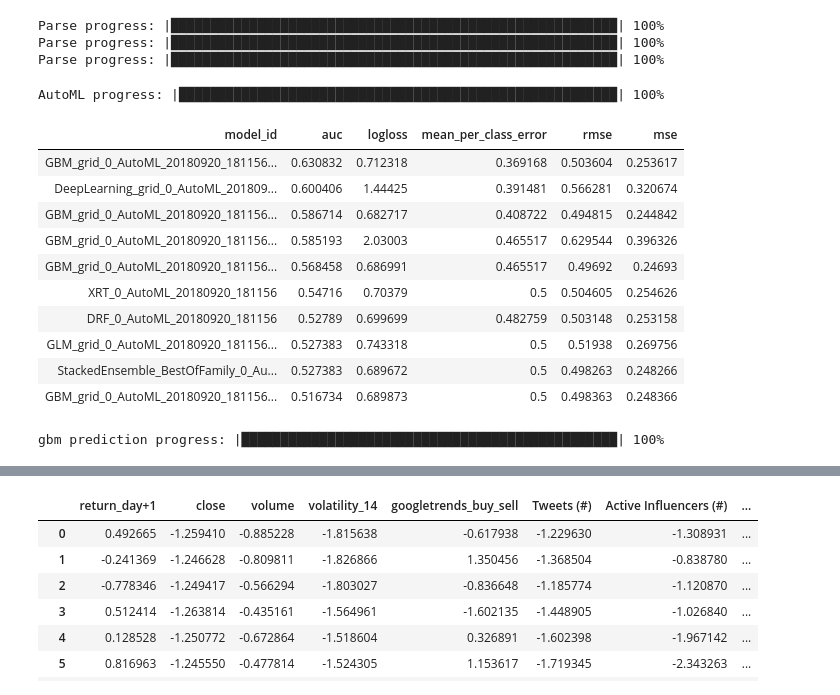
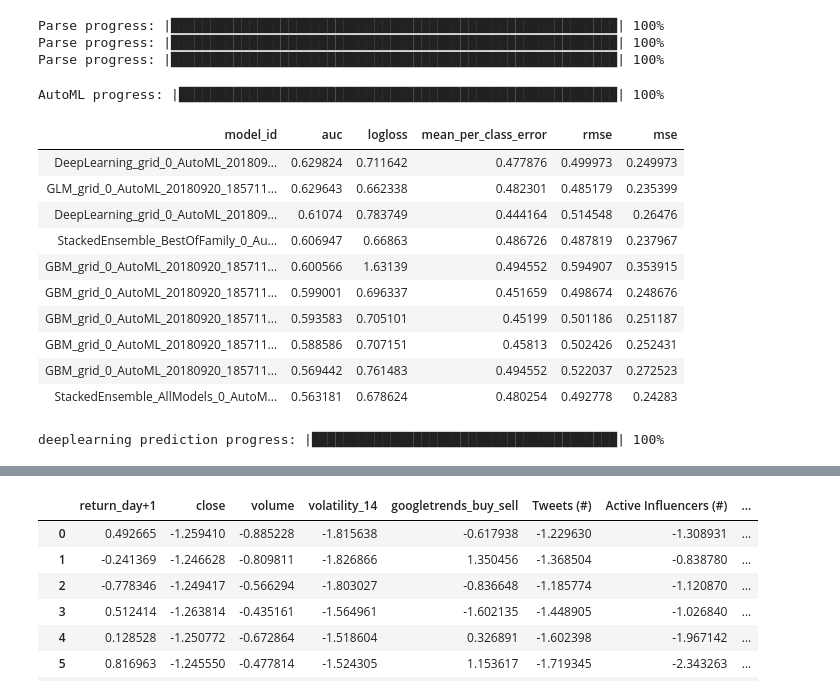
Before and after one commit to ViktorMalesevic/Bitcoin-NLP-Strategy, a Jupyter notebook: 10_lagged_data_h2o_model.ipynb, the cells around one changed output, grey strips where cells are left out. Cells and saved outputs as stored; diff of their text form; code cells hidden in the pictures.

Commit message:
model h2o working

```diff
--- a/10_lagged_data_h2o_model.ipynb
+++ b/10_lagged_data_h2o_model.ipynb
@@ -22,8 +22,3 @@ data_scaled["invest"] = invest
 data_scaled["date"] = date
 data = data_scaled
 #data
-# %%
-data = pd.read_csv("Data/20180920_mastertable.csv")
-for lines in range(4):
-        data["lag_return_day"+str(lines+1)]=data["return_day+1"].shift(lines+1)
-data
@@ -50,13 +24,0 @@ data
-# %%
-for lines in range(12):
-        data["lag_return_day"+str(lines+1)]=data["return_day+1"].shift(lines+1)
-        data["lag_close_day"+str(lines+1)]=data["close"].shift(lines+1)
-        data["lag_volume_day"+str(lines+1)]=data["volume"].shift(lines+1)
-        data["lag_googletrends_buy_sell_day"+str(lines+1)]=data["googletrends_buy_sell"].shift(lines+1)
-        data["lag_Tweets (#)"+str(lines+1)]=data["Tweets (#)"].shift(lines+1)
-        data["lag_Active Influencers (#)"+str(lines+1)]=data["Active Influencers (#)"].shift(lines+1)
-        data["lag_Twitter Average SA"+str(lines+1)]=data["Twitter Average SA"].shift(lines+1)
-        data["lag_Forum SA Merit (weighted)"+str(lines+1)]=data["Forum SA Merit (weighted)"].shift(lines+1)
-        data["lag_Reddit Comments (#)"+str(lines+1)]=data["Reddit Comments (#)"].shift(lines+1)
-        data["lag_Reddit Average SA"+str(lines+1)]=data["Reddit Average SA"].shift(lines+1)
-        data["lag_volatility_14"+str(lines+1)]=data["volatility_14"].shift(lines+1)
@@ -63,8 +43,7 @@ for lines in range(12):
 # %%
+data = data.drop(["return_day+1"], axis=1)
+#data = data.drop(["lag_return_day1"], axis=1)
 #data
-data = data.drop(["return_day+1"], axis=1)
-data = data.drop(["lag_return_day1"], axis=1)
-#data
 # %%
 h2o.init()
 # %% [output]
@@ -86,9 +65,9 @@ Checking whether there is an H2O instance running at http://localhost:54321. con
 | H2O API Extensions: | XGBoost, Algos, AutoML, Core V3, ... |
 | Python version: | 3.6.6 final |
 # %%
-train = data[0:288].dropna()
-validation = data[289:300]
-test = data[301:]
+train = data[0:260].dropna()
+validation = data[262:300]
+test = data[302:]
 #train["invest"] = asfactor(train["invest"])
 #test["invest"] = asfactor(test["invest"])
 train = h2o.H2OFrame(train)
@@ -104,29 +83,31 @@ y = "invest"
 x.remove(y)
 # %%
 # Run AutoML for 30 seconds
-aml = H2OAutoML(max_runtime_secs = 30,seed = 12)
+aml = H2OAutoML(max_runtime_secs = 90,seed = 12)
 aml.train(x = x, y = y,
           training_frame = train,
           validation_frame = validation,
-          leaderboard_frame = test
+#          leaderboard_frame = test
          )
 # View the AutoML Leaderboard
 lb = aml.leaderboard
 lb
 # %% [output]
 AutoML progress: |████████████████████████████████████████████████████████| 100%
 | model_id | auc | logloss | mean_per_class_error | rmse | mse |
-| GBM_grid_0_AutoML_20180920_181156... | 0.630832 | 0.712318 | 0.369168 | 0.503604 | 0.253617 |
-| DeepLearning_grid_0_AutoML_201809... | 0.600406 | 1.44425 | 0.391481 | 0.566281 | 0.320674 |
-| GBM_grid_0_AutoML_20180920_181156... | 0.586714 | 0.682717 | 0.408722 | 0.494815 | 0.244842 |
-| GBM_grid_0_AutoML_20180920_181156... | 0.585193 | 2.03003 | 0.465517 | 0.629544 | 0.396326 |
-| GBM_grid_0_AutoML_20180920_181156... | 0.568458 | 0.686991 | 0.465517 | 0.49692 | 0.24693 |
-| XRT_0_AutoML_20180920_181156 | 0.54716 | 0.70379 | 0.5 | 0.504605 | 0.254626 |
-| DRF_0_AutoML_20180920_181156 | 0.52789 | 0.699699 | 0.482759 | 0.503148 | 0.253158 |
-| GLM_grid_0_AutoML_20180920_181156... | 0.527383 | 0.743318 | 0.5 | 0.51938 | 0.269756 |
-| StackedEnsemble_BestOfFamily_0_Au... | 0.527383 | 0.689672 | 0.5 | 0.498263 | 0.248266 |
-| GBM_grid_0_AutoML_20180920_181156... | 0.516734 | 0.689873 | 0.5 | 0.498363 | 0.248366 |
+| DeepLearning_grid_0_AutoML_201809... | 0.629824 | 0.711642 | 0.477876 | 0.499973 | 0.249973 |
+| GLM_grid_0_AutoML_20180920_185711... | 0.629643 | 0.662338 | 0.482301 | 0.485179 | 0.235399 |
+| DeepLearning_grid_0_AutoML_201809... | 0.61074 | 0.783749 | 0.444164 | 0.514548 | 0.26476 |
+| StackedEnsemble_BestOfFamily_0_Au... | 0.606947 | 0.66863 | 0.486726 | 0.487819 | 0.237967 |
+| GBM_grid_0_AutoML_20180920_185711... | 0.600566 | 1.63139 | 0.494552 | 0.594907 | 0.353915 |
+| GBM_grid_0_AutoML_20180920_185711... | 0.599001 | 0.696337 | 0.451659 | 0.498674 | 0.248676 |
+| GBM_grid_0_AutoML_20180920_185711... | 0.593583 | 0.705101 | 0.45199 | 0.501186 | 0.251187 |
+| GBM_grid_0_AutoML_20180920_185711... | 0.588586 | 0.707151 | 0.45813 | 0.502426 | 0.252431 |
+| GBM_grid_0_AutoML_20180920_185711... | 0.569442 | 0.761483 | 0.494552 | 0.522037 | 0.272523 |
+| StackedEnsemble_AllModels_0_AutoM... | 0.563181 | 0.678624 | 0.480254 | 0.492778 | 0.24283 |
 # %%
 preds = aml.leader.predict(test)
+predictions = preds.as_data_frame(use_pandas=True)
+#predictions
 # %% [output]
-gbm prediction progress: |████████████████████████████████████████████████| 100%
+deeplearning prediction progress: |███████████████████████████████████████| 100%
```
Also changed, not shown: parts of 5 cells of this notebook.
